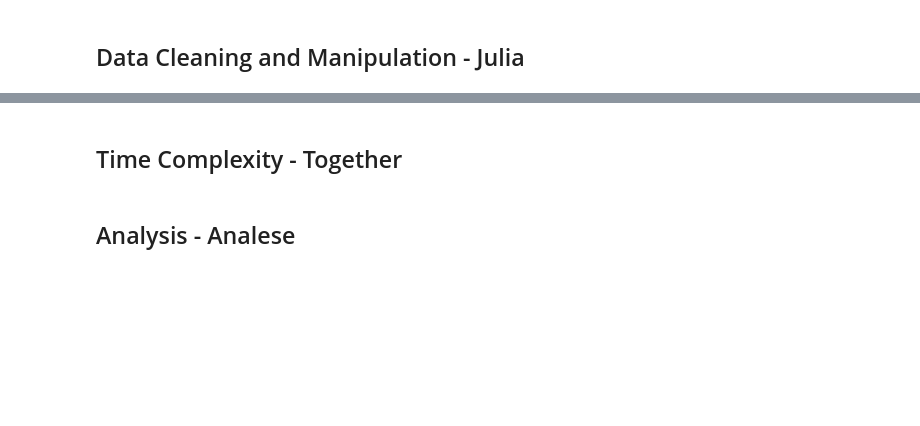
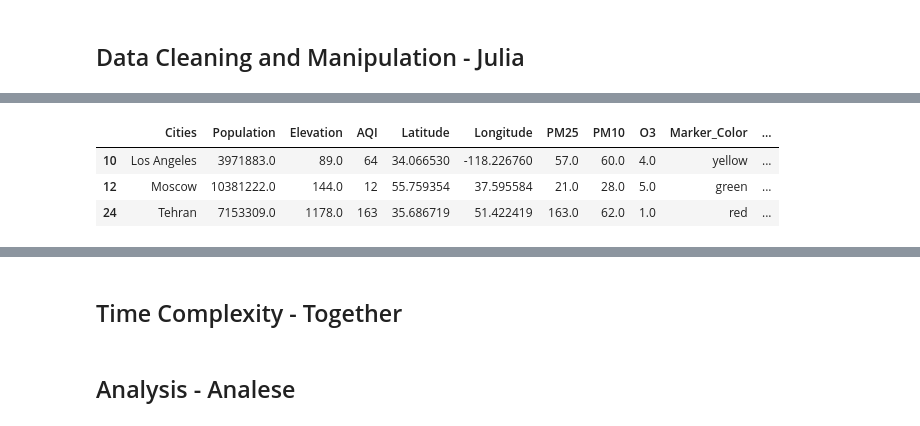
Before and after one commit to jhkaplan4050/SI330-final-project, a Jupyter notebook: presentation_notebook.ipynb, the cells around one changed output, grey strips where cells are left out. Drawn from its saved outputs; the diff is of its cells as text; code cells hidden in the pictures; blank space fills up the shorter version.

```diff
--- a/presentation_notebook.ipynb
+++ b/presentation_notebook.ipynb
@@ -68,0 +102,8 @@ time: 5.07 ms (started: 2021-12-04 14:36:41 -05:00)
+# %%
+prepped_cities = functions.prep_cities_for_mapping()
+prepped_cities.sample(3)
+# %% [output]
+|  | Cities | Population | Elevation | AQI | Latitude | Longitude | PM25 | PM10 | O3 | Marker_Color | ... |
+| 10 | Los Angeles | 3971883.0 | 89.0 | 64 | 34.066530 | -118.226760 | 57.0 | 60.0 | 4.0 | yellow | ... |
+| 12 | Moscow | 10381222.0 | 144.0 | 12 | 55.759354 | 37.595584 | 21.0 | 28.0 | 5.0 | green | ... |
+| 24 | Tehran | 7153309.0 | 1178.0 | 163 | 35.686719 | 51.422419 | 163.0 | 62.0 | 1.0 | red | ... |
```
Also changed, not shown: parts of 14 cells of this notebook, 1 other file.
